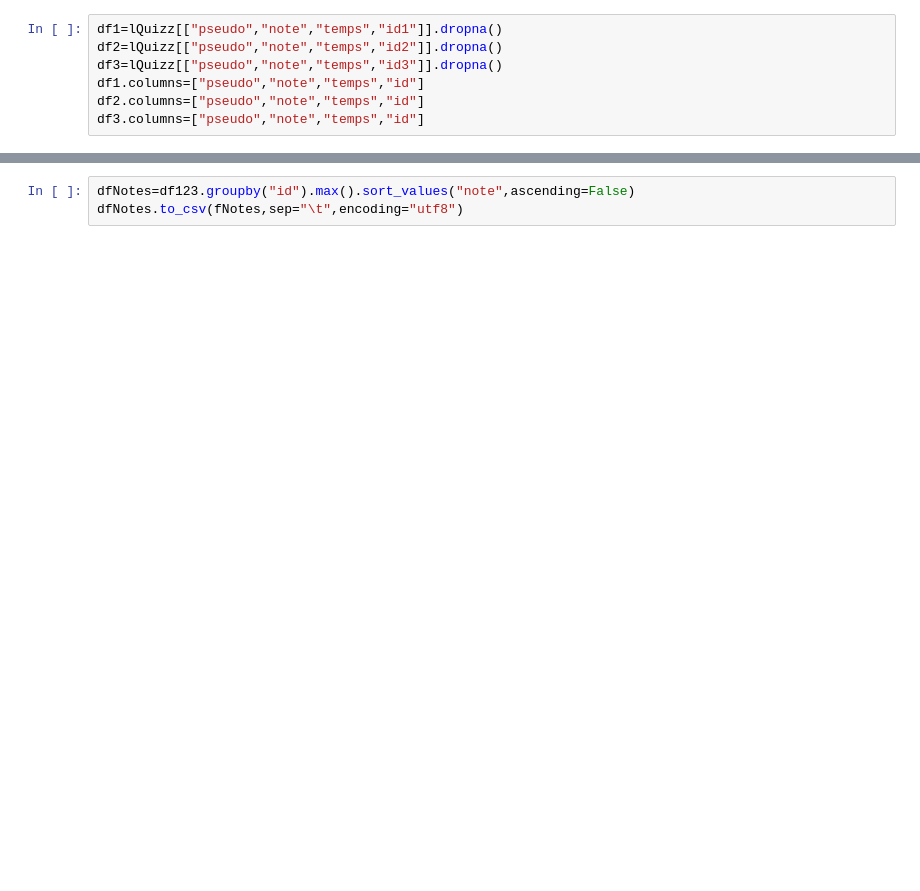
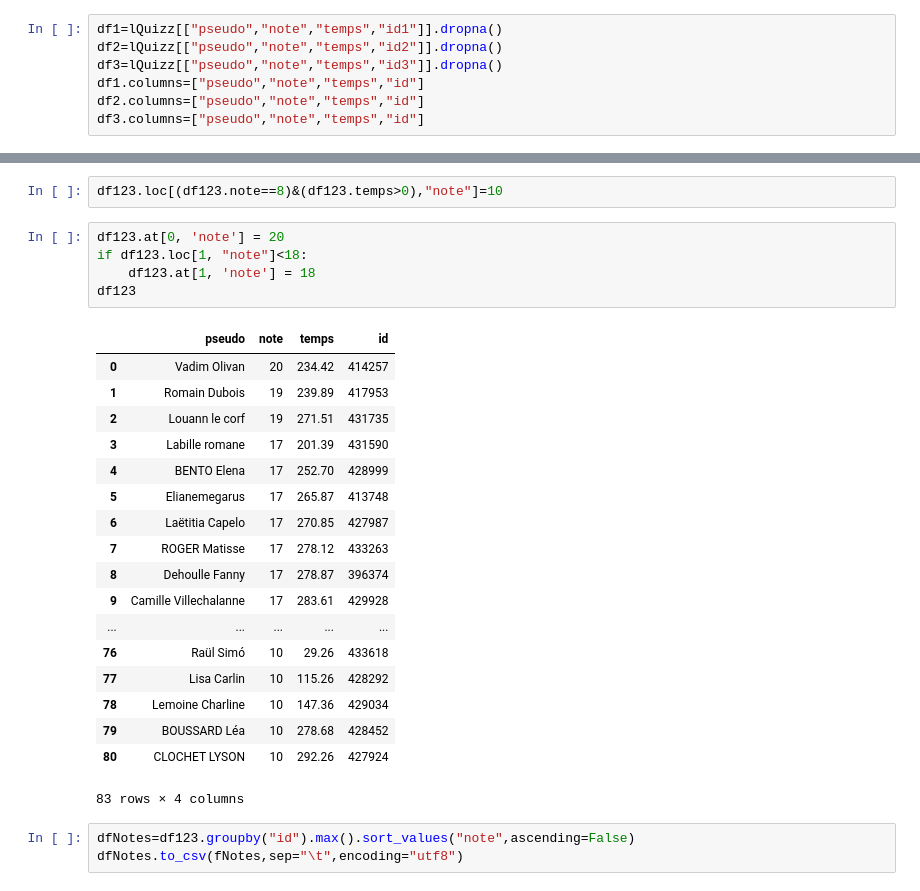
Before and after one commit to gboye/Divers, a Jupyter notebook: Moodle/Quizzoodle-Notes-New.ipynb, the cells around one changed output, grey strips where cells are left out. Cells and saved outputs as stored; diff of their text form; blank space fills up the shorter version.

```diff
--- a/Moodle/Quizzoodle-Notes-New.ipynb
+++ b/Moodle/Quizzoodle-Notes-New.ipynb
@@ -303,3 +322,29 @@ df123
+# %%
+df123.loc[(df123.note==8)&(df123.temps>0),"note"]=10
+# %%
+df123.at[0, 'note'] = 20
+if df123.loc[1, "note"]<18:
+    df123.at[1, 'note'] = 18
+df123
+# %% [output]
+|  | pseudo | note | temps | id |
+| 0 | Vadim Olivan | 20 | 234.42 | 414257 |
+| 1 | Romain Dubois | 19 | 239.89 | 417953 |
+| 2 | Louann le corf | 19 | 271.51 | 431735 |
+| 3 | Labille romane | 17 | 201.39 | 431590 |
+| 4 | BENTO Elena | 17 | 252.70 | 428999 |
+| 5 | Elianemegarus | 17 | 265.87 | 413748 |
+| 6 | Laëtitia Capelo | 17 | 270.85 | 427987 |
+| 7 | ROGER Matisse | 17 | 278.12 | 433263 |
+| 8 | Dehoulle Fanny | 17 | 278.87 | 396374 |
+| 9 | Camille Villechalanne | 17 | 283.61 | 429928 |
+| ... | ... | ... | ... | ... |
+| 76 | Raül Simó | 10 | 29.26 | 433618 |
+| 77 | Lisa Carlin | 10 | 115.26 | 428292 |
+| 78 | Lemoine Charline | 10 | 147.36 | 429034 |
+| 79 | BOUSSARD Léa | 10 | 278.68 | 428452 |
+| 80 | CLOCHET LYSON | 10 | 292.26 | 427924 |
+83 rows × 4 columns
 # %%
 dfNotes=df123.groupby("id").max().sort_values("note",ascending=False)
 dfNotes.to_csv(fNotes,sep="\t",encoding="utf8")
```
Also changed, not shown: parts of 18 cells of this notebook, 11 other files.
